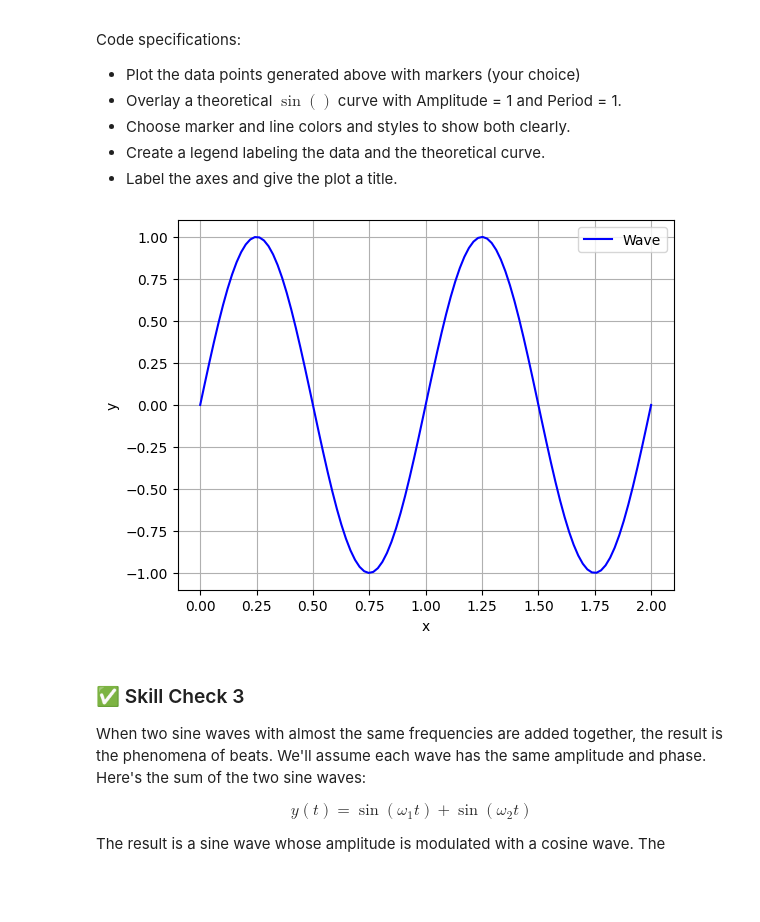
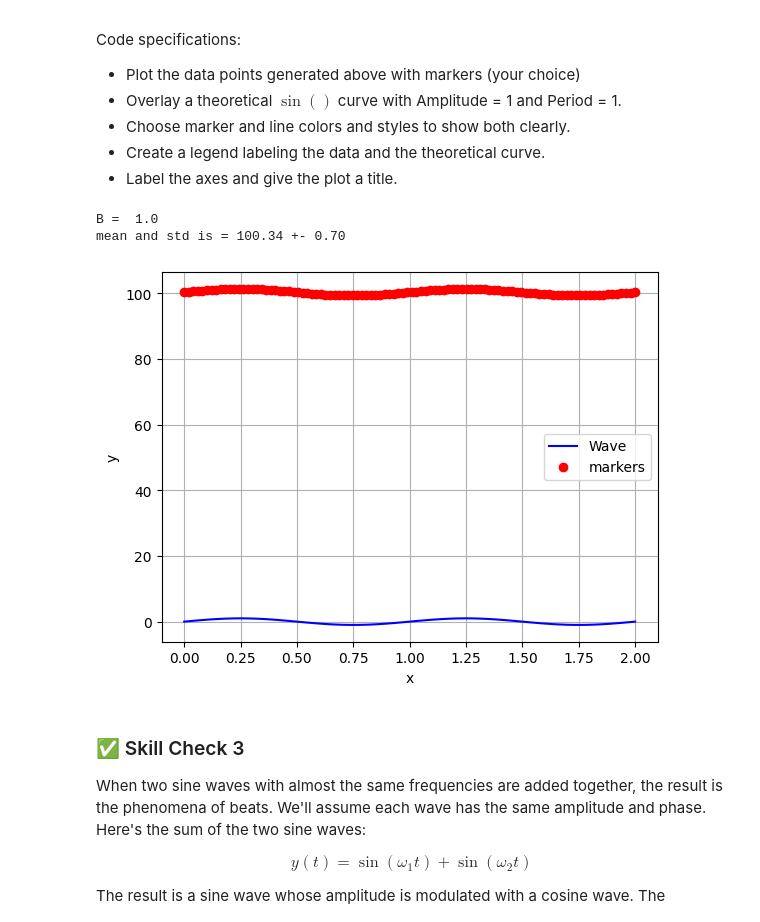
Before and after one commit to jakeTHEEsnak8/Computational-Physics, a Jupyter notebook: Python_Tutorials/Chapter_10_2D_Plots_Part_1.ipynb, the cells around one changed output. Saved outputs shown, nothing was run; the diff lists cells and outputs as text; code cells hidden in the pictures; blank space fills up the shorter version.

```diff
--- a/Python_Tutorials/Chapter_10_2D_Plots_Part_1.ipynb
+++ b/Python_Tutorials/Chapter_10_2D_Plots_Part_1.ipynb
@@ -274,28 +274,52 @@ Code specifications:
 # %%
 # your code here
 import numpy as np
 import matplotlib.pyplot as plt
 N=100
-tmax=2
+Tmax=2
 P=1
 A=1
    # creating an array of time values from 0 to tmax
-t = np.linspace(0,tmax,N)
 #create noisy time series
 SNR = 5
-rng = np.random.default_rng()
-z = rng.normal(N) #times the number of data points
-B = A / SNR
-y = A * np.sin(2*np.pi*t/P)
 
-plt.plot(x, y , 'b-', label = "Wave")
+
+
+def noisy_sin(SNR, N=200,tmax=1, P=1, A=1,verbose=True):
+   # creating an array of time values from 0 to tmax
+    t = np.linspace(0,tmax,N)
+#create noisy time series
+    rng = np.random.default_rng()
+    z = rng.normal(N) #times the number of data points
+    B = A / SNR
+    y = B*z + A * np.sin(2*np.pi*t/P)
+
+    print("B = ",B)
+    #printing stats
+    if verbose == True:
+        print(f"mean and std is = {y.mean():.2f} +- {y.std():.2f}")
+#stacking 1d array into a 2D array
+    #data = np.array((t,y))
+
+    data = np.column_stack((t,y))
+    return data
+data = noisy_sin(1,N,Tmax,P,A,verbose=True)
+t = data[:,0]
+y = data[:,1]
+#theoretical sine curve
+F = A* np.sin(2*np.pi*t/P)
+
+plt.plot(t, F , 'b-', label = "Wave")
+plt.plot(t,y, "ro", label = "markers")
 plt.xlabel('x')
 plt.ylabel('y')
 plt.legend()
 plt.grid(True)
 plt.show()
 # %% [output]
+B =  1.0
+mean and std is = 100.34 +- 0.70
-[figure, old version]
+[figure, new version]
 # %% [markdown]
 ### ✅ Skill Check 3
 
```
Also changed, not shown: parts of 2 cells of this notebook.
